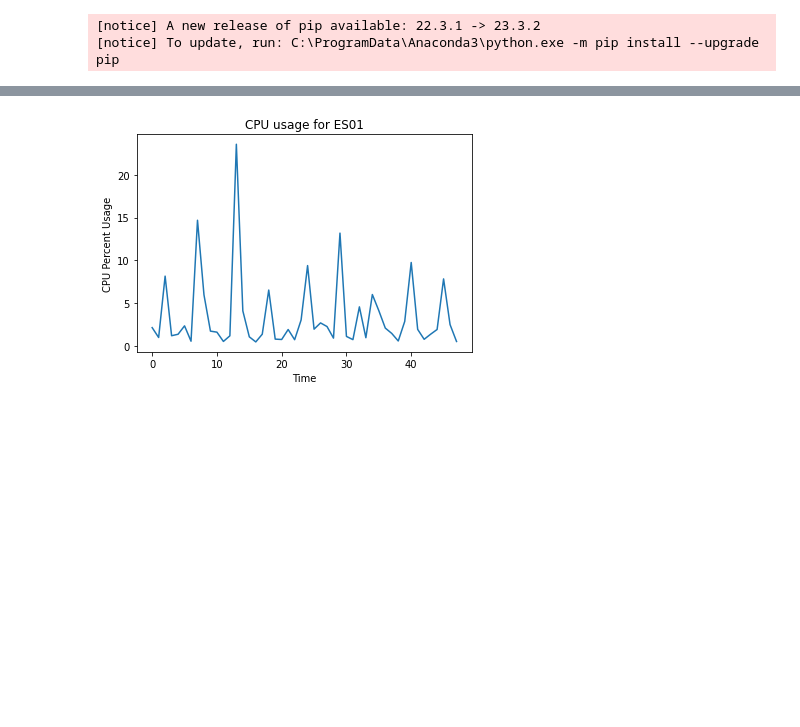
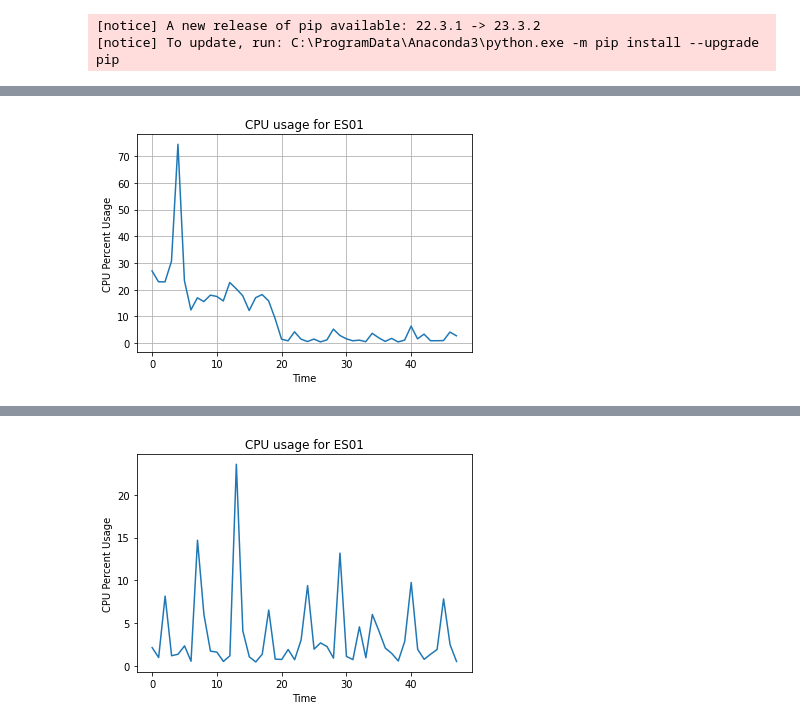
Before and after one commit to AndresSebad/benchmark-vector-bbdd, a Jupyter notebook: benchmark/elastic/ElasticSearch_Test0.ipynb, the cells around one changed output, grey strips where cells are left out. Cells and saved outputs as stored; diff of their text form; code cells hidden in the pictures; blank space fills up the shorter version.

```diff
--- a/benchmark/elastic/ElasticSearch_Test0.ipynb
+++ b/benchmark/elastic/ElasticSearch_Test0.ipynb
@@ -239,3 +311,7 @@ It took 64.79568620000009 to run ES01 and 78.10202469999967 to run Kibana.
+# %%
+cpu_usage_plot(thread_stats, caption="ES01")
+# %% [output]
+[figure, added]
 # %%
 cpu_usage_plot(es01_stats_history, "ES01", False)
 # %% [output]
```
Also changed, not shown: parts of 19 cells of this notebook.
